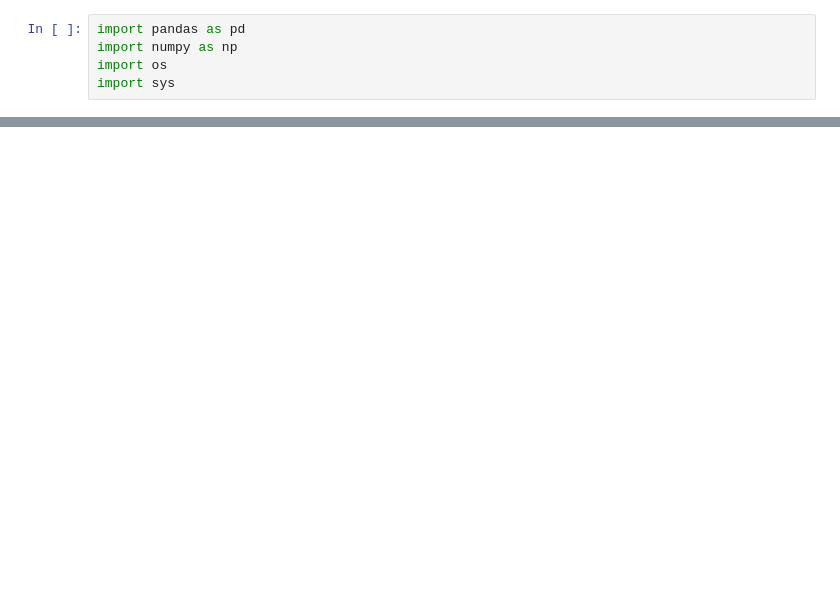
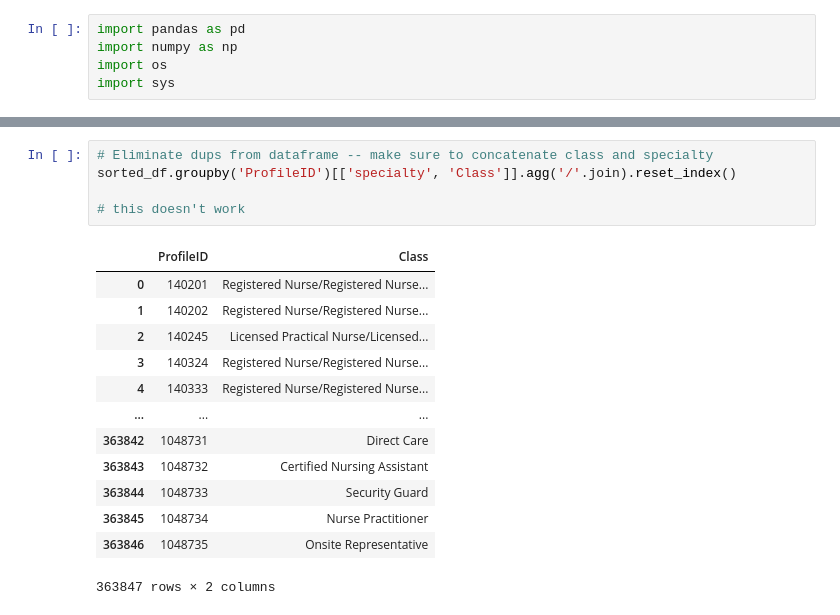
Before and after one commit to julieheadlee/DataCleanup, a Jupyter notebook: Mobilize cleanup.ipynb, the cells around one changed output, grey strips where cells are left out. Cells and saved outputs as stored; diff of their text form; blank space fills up the shorter version.

```diff
--- a/Mobilize cleanup.ipynb
+++ b/Mobilize cleanup.ipynb
@@ -55,0 +54,19 @@ clean_mobilize_df
+# %%
+# Eliminate dups from dataframe -- make sure to concatenate class and specialty
+sorted_df.groupby('ProfileID')[['specialty', 'Class']].agg('/'.join).reset_index()
+
+# this doesn't work
+# %% [output]
+|  | ProfileID | Class |
+| 0 | 140201 | Registered Nurse/Registered Nurse... |
+| 1 | 140202 | Registered Nurse/Registered Nurse... |
+| 2 | 140245 | Licensed Practical Nurse/Licensed... |
+| 3 | 140324 | Registered Nurse/Registered Nurse... |
+| 4 | 140333 | Registered Nurse/Registered Nurse... |
+| ... | ... | ... |
+| 363842 | 1048731 | Direct Care |
+| 363843 | 1048732 | Certified Nursing Assistant |
+| 363844 | 1048733 | Security Guard |
+| 363845 | 1048734 | Nurse Practitioner |
+| 363846 | 1048735 | Onsite Representative |
+363847 rows × 2 columns
```
Also changed, not shown: parts of 5 cells of this notebook, 5 other files.
